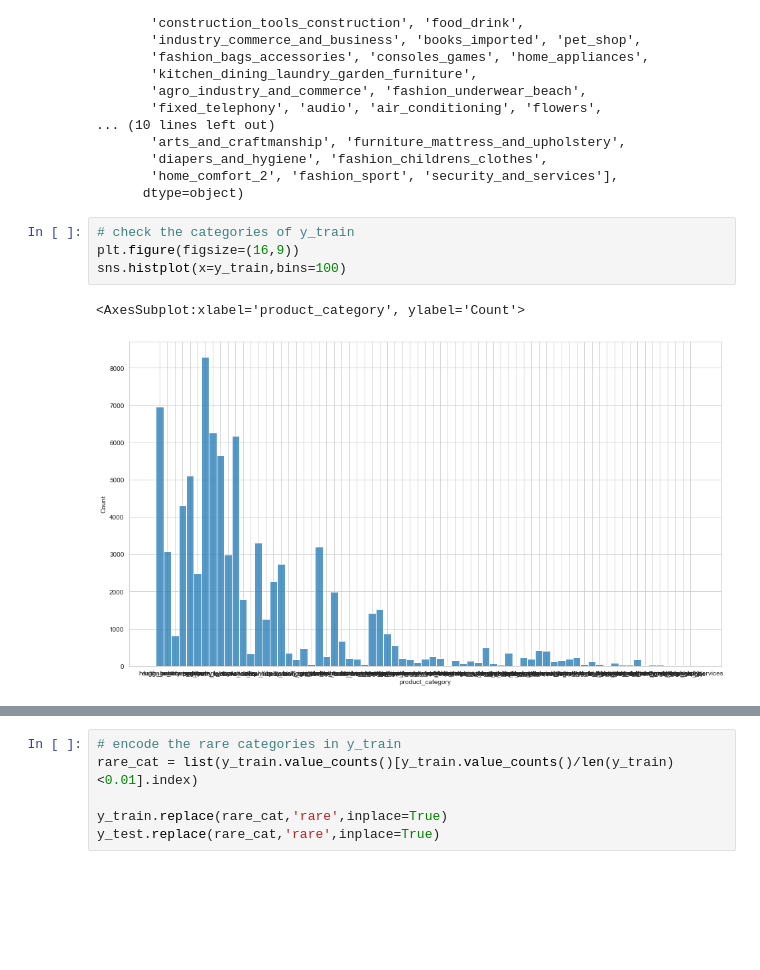
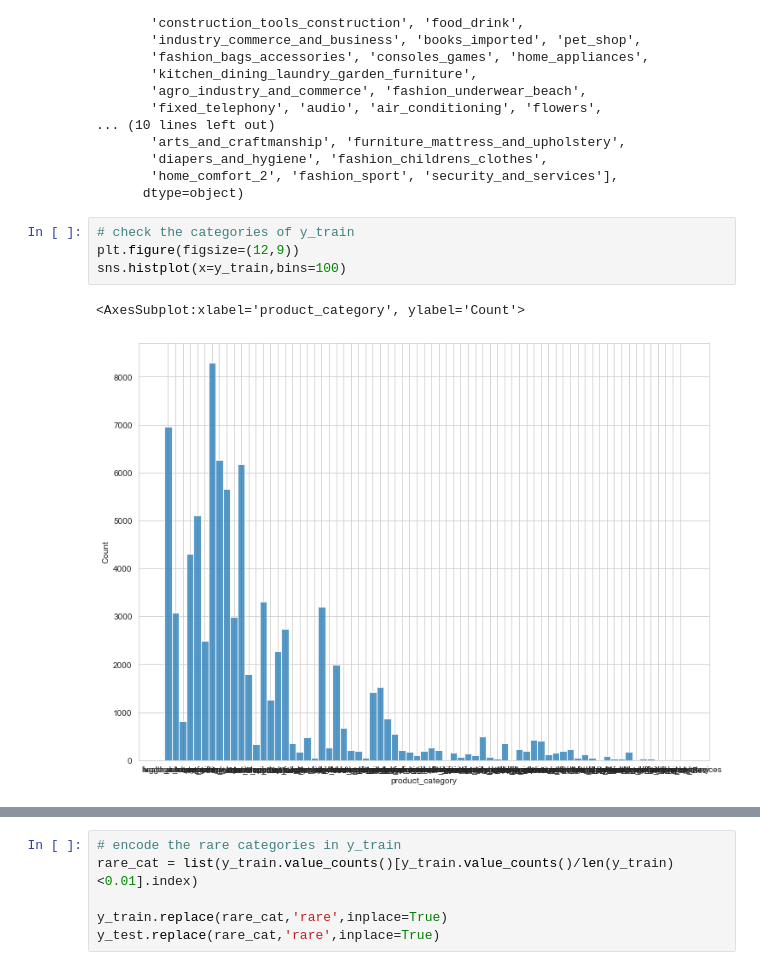
Before and after one commit to jiahuiwang2020/Data-Science-Project, a Jupyter notebook: E_Commerce/Main.ipynb, the cells around one changed output, grey strips where cells are left out. Cells and saved outputs as stored; diff of their text form; blank space fills up the shorter version.

```diff
--- a/E_Commerce/Main.ipynb
+++ b/E_Commerce/Main.ipynb
@@ -833,11 +829,11 @@ array(['health_beauty', 'auto', 'luggage_accessories', 'watches_gifts',
       dtype=object)
 # %%
 # check the categories of y_train
-plt.figure(figsize=(16,9))
+plt.figure(figsize=(12,9))
 sns.histplot(x=y_train,bins=100)
 # %% [output]
 <AxesSubplot:xlabel='product_category', ylabel='Count'>
-[figure, old version]
+[figure, new version]
 # %%
 print(y_train.value_counts()/len(y_train))
 
```
Also changed, not shown: parts of 8 cells of this notebook.
